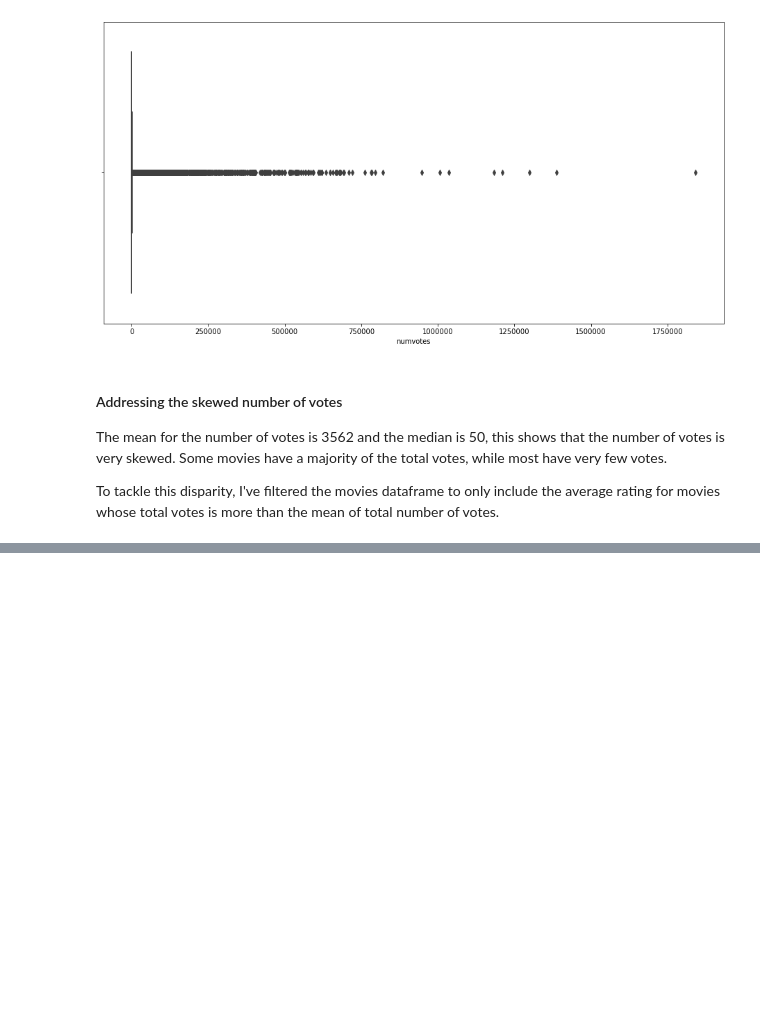
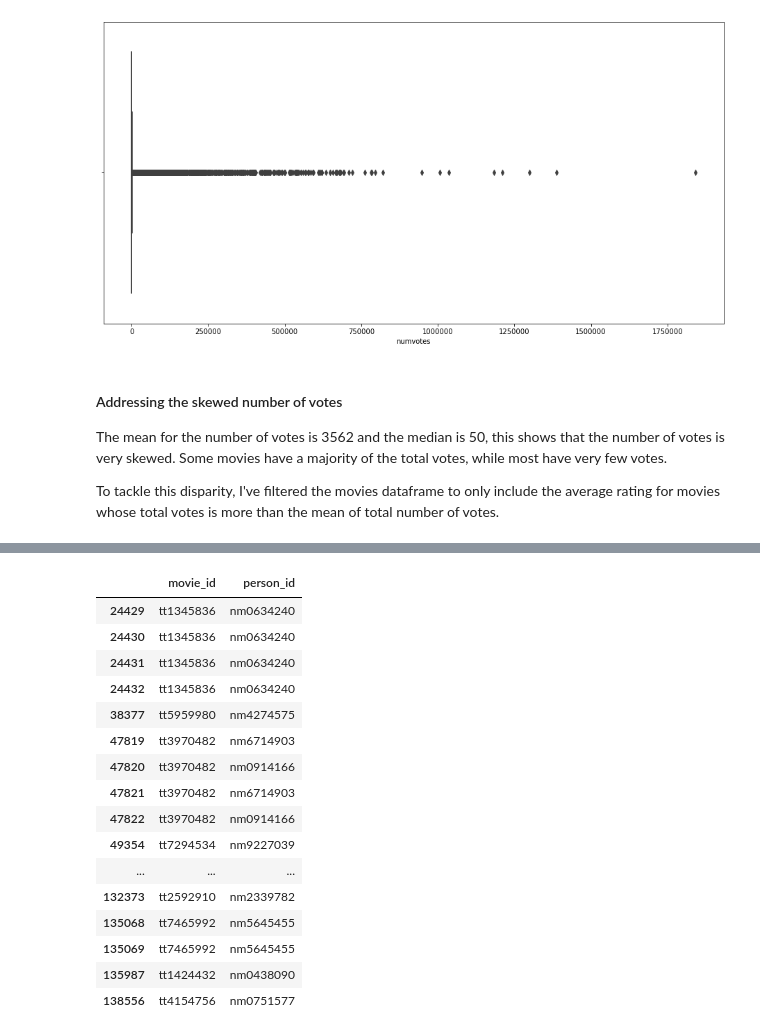
Before and after one commit to joakimTI/MOVIE-STUDIO-DATA-ANALYSIS, a Jupyter notebook: student.ipynb, the cells around one changed output, grey strips where cells are left out. Cells and saved outputs as stored; diff of their text form; code cells hidden in the pictures; blank space fills up the shorter version.

```diff
--- a/student.ipynb
+++ b/student.ipynb
@@ -378,0 +387,24 @@ filtered_movie_df.sort_values(by=['averagerating'], ascending=False).head(10)
+# %%
+top_50_movie_ids = top_50['movie_id']
+directors = pd.read_sql("""SELECT * FROM directors""", conn)
+directors.value_counts().head(50)
+top_directors = directors[directors['movie_id'].isin(top_50_movie_ids)]
+top_directors.head(50)
+# %% [output]
+|  | movie_id | person_id |
+| 24429 | tt1345836 | nm0634240 |
+| 24430 | tt1345836 | nm0634240 |
+| 24431 | tt1345836 | nm0634240 |
+| 24432 | tt1345836 | nm0634240 |
+| 38377 | tt5959980 | nm4274575 |
+| 47819 | tt3970482 | nm6714903 |
+| 47820 | tt3970482 | nm0914166 |
+| 47821 | tt3970482 | nm6714903 |
+| 47822 | tt3970482 | nm0914166 |
+| 49354 | tt7294534 | nm9227039 |
+| ... | ... | ... |
+| 132373 | tt2592910 | nm2339782 |
+| 135068 | tt7465992 | nm5645455 |
+| 135069 | tt7465992 | nm5645455 |
+| 135987 | tt1424432 | nm0438090 |
+| 138556 | tt4154756 | nm0751577 |
```
Also changed, not shown: parts of 8 cells of this notebook.
